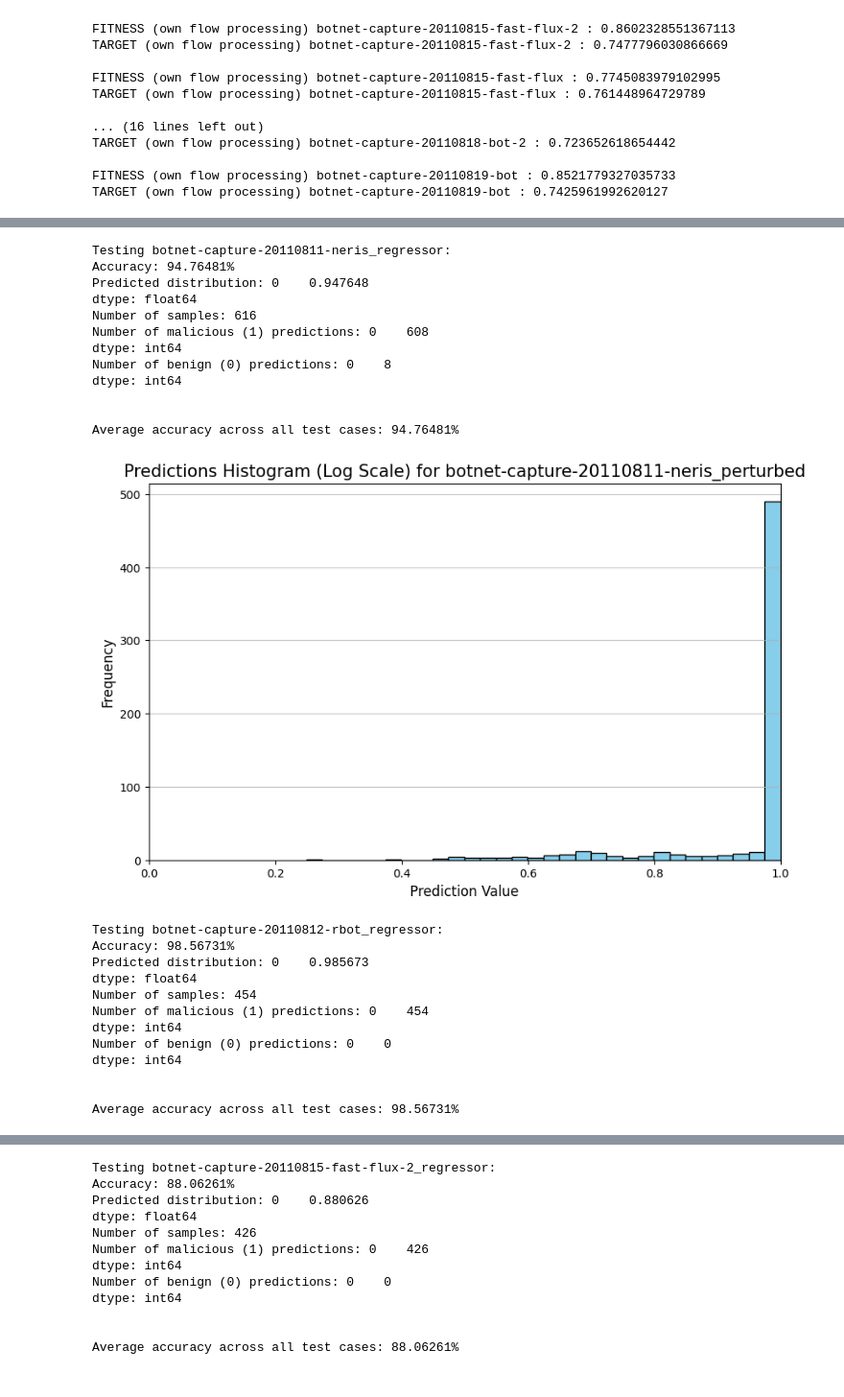
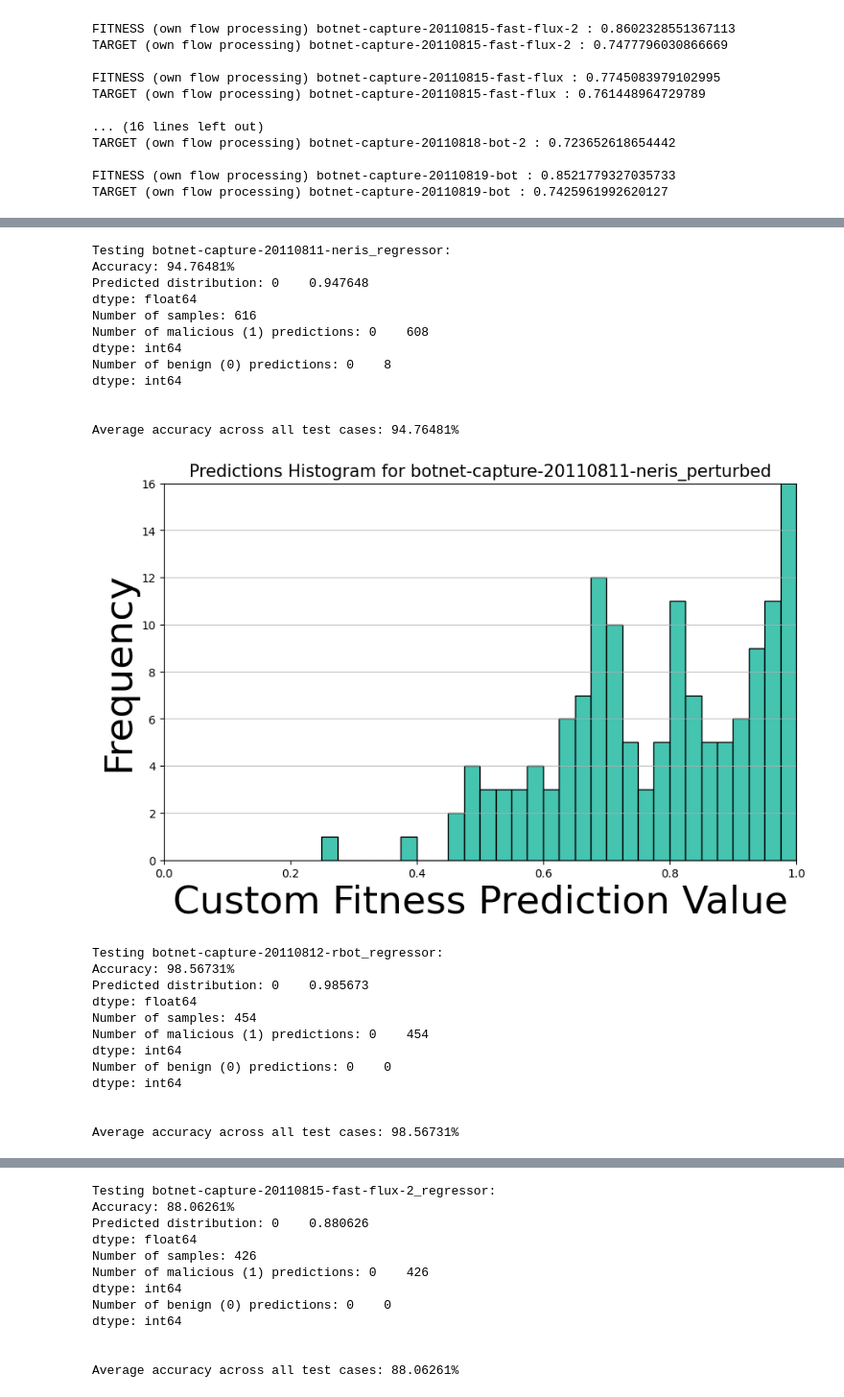
Before and after one commit to ppopiolek/CyberAML, a Jupyter notebook: notebooks/pp_final_pipeline.ipynb, the cells around one changed output, grey strips where cells are left out. Shown at 96% size. Saved outputs shown, nothing was run; the diff lists cells and outputs as text; code cells hidden in the pictures.

```diff
--- a/notebooks/pp_final_pipeline.ipynb
+++ b/notebooks/pp_final_pipeline.ipynb
@@ -784,10 +784,10 @@ for capture in captures:
             import matplotlib.pyplot as plt
 
             plt.figure(figsize=(10, 6))
-            plt.hist(predictions, bins=30, color='skyblue', edgecolor='black', log=False)
-            plt.title(f'Predictions Histogram (Log Scale) for {capture}_orig_flows', fontsize=15)
-            plt.xlabel('Prediction Value', fontsize=12)
-            plt.ylabel('Frequency', fontsize=12)
+            plt.hist(predictions, bins=30, color='#45C4B0', edgecolor='black', log=False)
+            plt.title(f'Predictions Histogram for {capture}_perturbed', fontsize=15)
+            plt.xlabel('Prediction Value', fontsize=18)
+            plt.ylabel('Frequency', fontsize=18)
             plt.grid(axis='y', alpha=0.75)
             plt.xlim(0, 1.0)
 
@@ -914,38 +914,39 @@ for capture in captures:
             print(f"Number of benign (0) predictions: {np.sum(predictions <= 0.5)}\n")
 
             # Average accuracy
             mean_accuracy = np.mean(accuracies)
             print(f"\nAverage accuracy across all test cases: {mean_accuracy:.5%}")
 
 
             import matplotlib.pyplot as plt
 
             plt.figure(figsize=(10, 6))
-            plt.hist(predictions, bins=30, color='skyblue', edgecolor='black', log=False)
-            plt.title(f'Predictions Histogram (Log Scale) for {capture}_perturbed', fontsize=15)
-            plt.xlabel('Prediction Value', fontsize=12)
-            plt.ylabel('Frequency', fontsize=12)
+            plt.hist(predictions, bins=30, color='#45C4B0', edgecolor='black', log=False)
+            plt.title(f'Predictions Histogram for {capture}_perturbed', fontsize=15)
+            plt.xlabel('Custom Fitness Prediction Value', fontsize=34)
+            plt.ylabel('Frequency', fontsize=34)
             plt.grid(axis='y', alpha=0.75)
             plt.xlim(0, 1.0)
+            plt.ylim(0, 16)
 
             plt.show()
 
 
 print(f"Accuracy final mean: {np.mean(accuracies)}")
 # %% [output]
 Testing botnet-capture-20110811-neris_regressor:
 Accuracy: 94.76481%
 Predicted distribution: 0    0.947648
 dtype: float64
 Number of samples: 616
 Number of malicious (1) predictions: 0    608
 dtype: int64
 Number of benign (0) predictions: 0    8
 dtype: int64
 
 
 Average accuracy across all test cases: 94.76481%
-[figure, old version]
+[figure, new version]
 Testing botnet-capture-20110812-rbot_regressor:
 Accuracy: 98.56731%
 Predicted distribution: 0    0.985673
```
Also changed, not shown: parts of 5 cells of this notebook, 1 other file.
